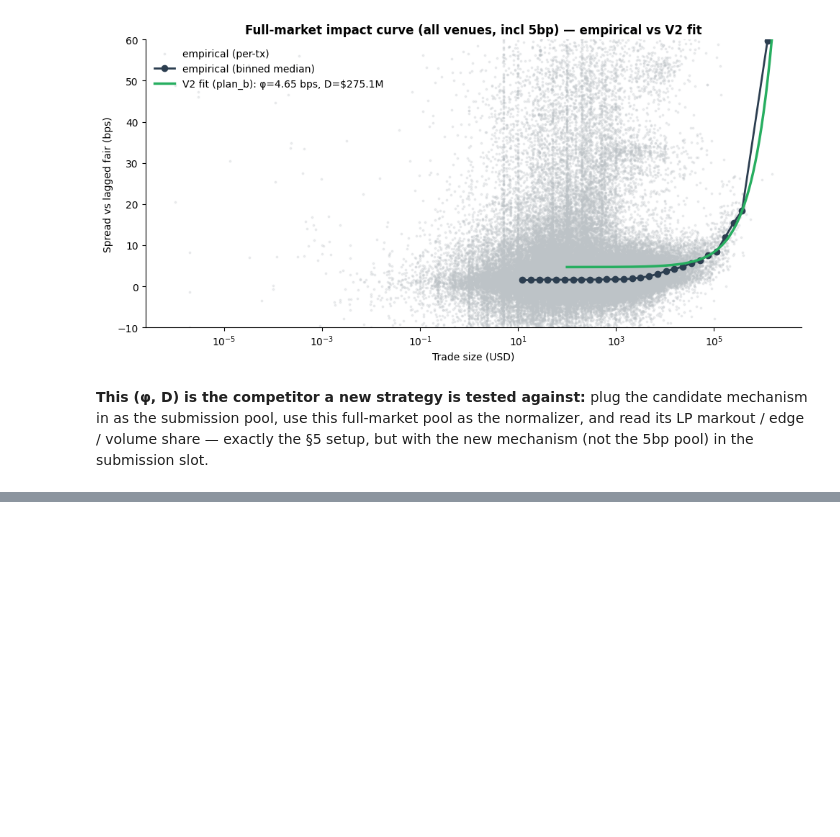
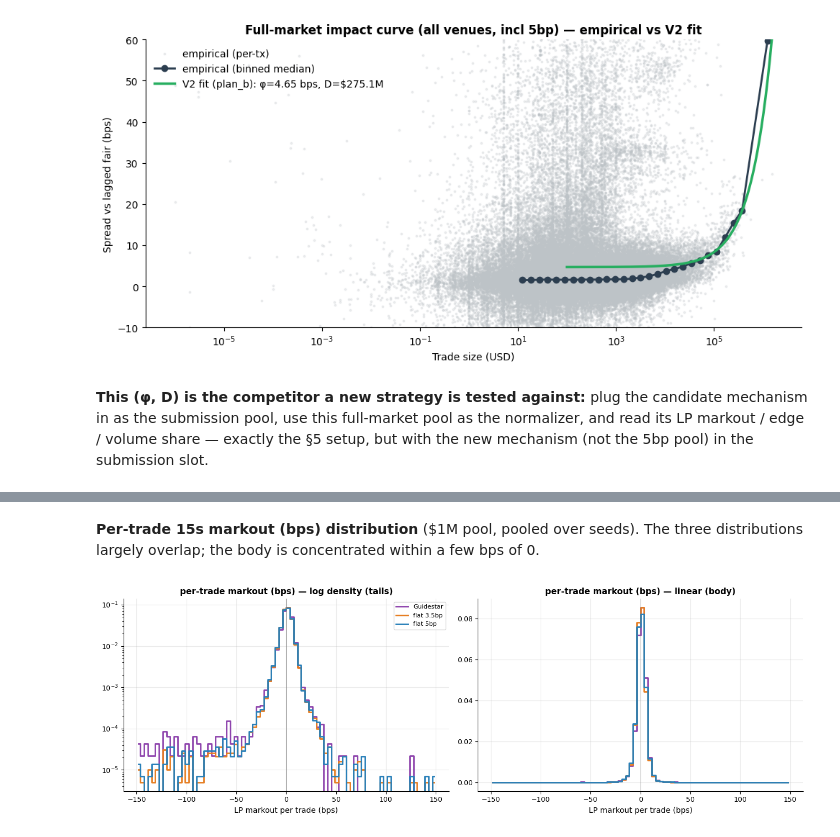
Before and after one commit to wanxinwanxin/amm-gym, a Jupyter notebook: presentation/realistic_simulator.ipynb, the cells around one changed output, grey strips where cells are left out. Saved outputs shown, nothing was run; the diff lists cells and outputs as text; code cells hidden in the pictures; blank space fills up the shorter version.

```diff
--- a/presentation/realistic_simulator.ipynb
+++ b/presentation/realistic_simulator.ipynb
@@ -439,0 +483,7 @@ plt.show()
+# %% [markdown]
+**Per-trade 15s markout (bps) distribution** ($1M pool, pooled over seeds). The three distributions largely overlap; the body is concentrated within a few bps of 0.
+# %%
+fig = plot_gs_histograms()
+plt.show()
+# %% [output]
+[figure, added]
```
Also changed, not shown: parts of 13 cells of this notebook, 3 other files.
